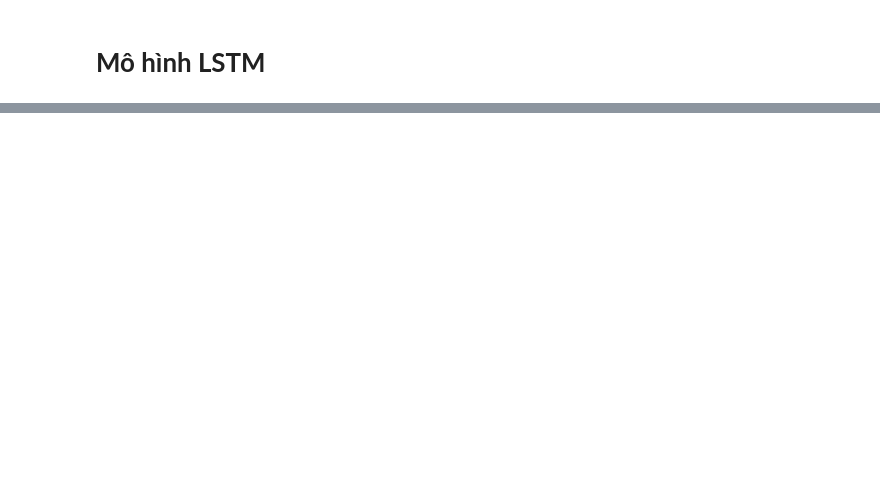
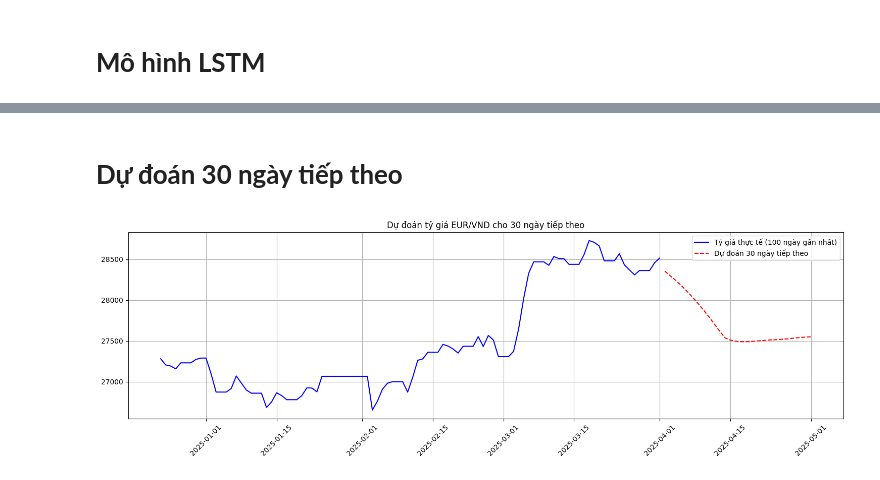
Before and after one commit to nggiang63/eur-vnd-exchange-rate, a Jupyter notebook: notebooks/lstm.ipynb, the cells around one changed output, grey strips where cells are left out. Saved outputs shown, nothing was run; the diff lists cells and outputs as text; code cells hidden in the pictures; blank space fills up the shorter version.

```diff
--- a/notebooks/lstm.ipynb
+++ b/notebooks/lstm.ipynb
@@ -154,0 +178,31 @@ NameError: name 'best_hp' is not defined
+# %% [markdown]
+# **Dự đoán 30 ngày tiếp theo**
+# %%
+last_sequence = values[-seq_length:].reshape(1, seq_length, 1).astype(np.float32)
+
+future_preds = []
+input_seq = last_sequence.copy()
+
+for _ in range(30):
+    next_pred = best_model.predict(input_seq, verbose=0)[0][0]
+    future_preds.append(next_pred)
+    input_seq = np.append(input_seq[:, 1:, :], [[[next_pred]]], axis=1)
+
+# Chuyển dự đoán về giá gốc
+future_preds_actual = scaler.inverse_transform(np.array(future_preds).reshape(-1, 1)).flatten()
+
+last_date = df_scaled.index[-1]
+future_dates = [last_date + pd.Timedelta(days=i) for i in range(1, 31)]
+
+# Biểu đồ dự đoán 30 ngày
+plt.figure(figsize=(15,5))
+plt.plot(df_scaled.index[-100:], scaler.inverse_transform(values[-100:].reshape(-1,1)), label="Tỷ giá thực tế (100 ngày gần nhất)", color="blue")
+plt.plot(future_dates, future_preds_actual, label="Dự đoán 30 ngày tiếp theo", color="red", linestyle="--")
+plt.legend()
+plt.title("Dự đoán tỷ giá EUR/VND cho 30 ngày tiếp theo")
+plt.xticks(rotation=45)
+plt.grid(True)
+plt.tight_layout()
+plt.show()
+# %% [output]
+[figure, added]
```
Also changed, not shown: parts of 19 cells of this notebook, 50 other files.
